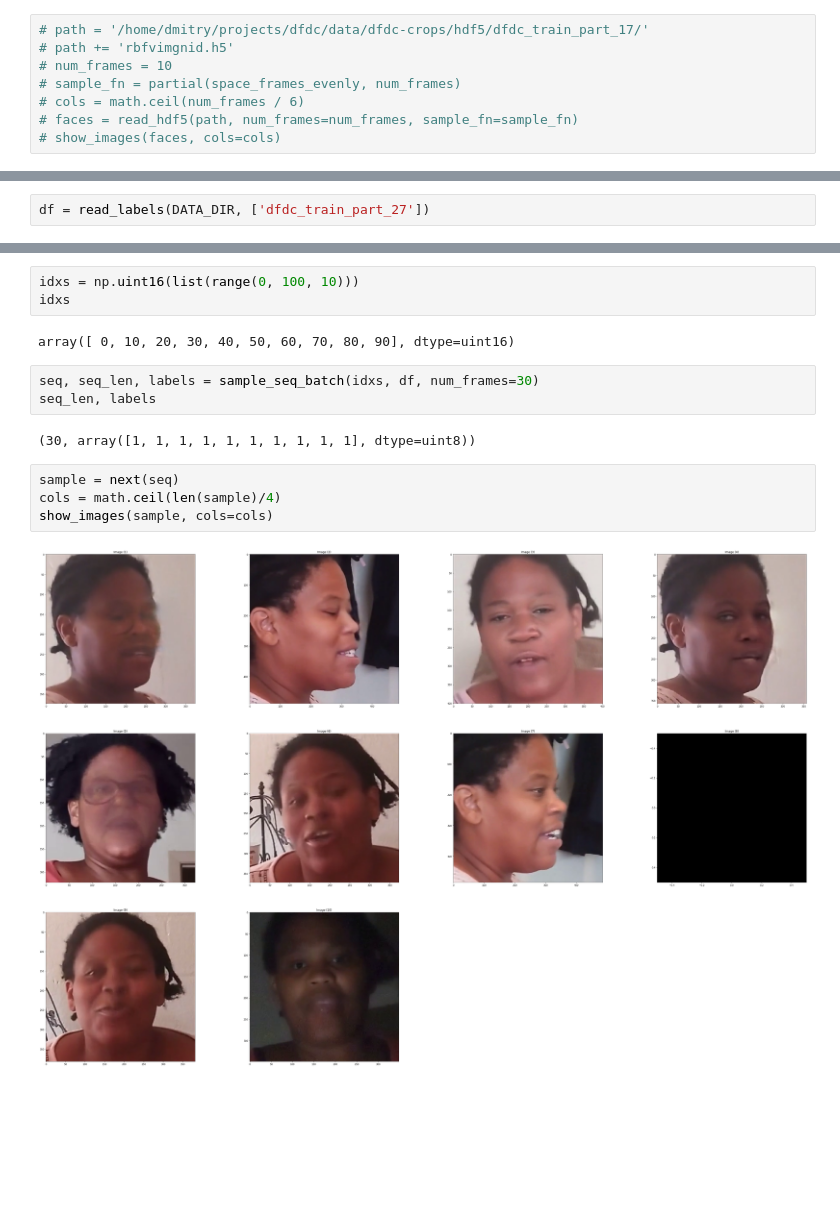
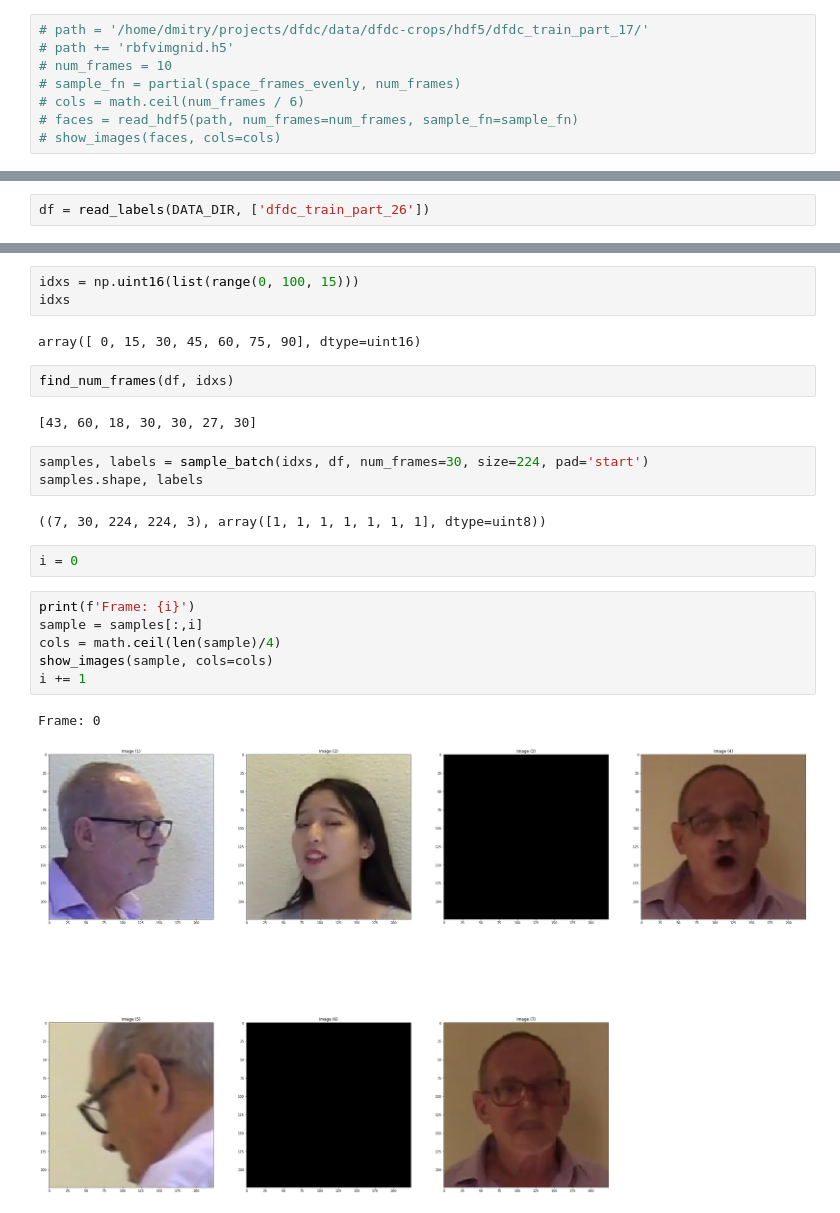
Before and after one commit to dmitry-vorobiev/kaggle-deepfake-detection-challenge, a Jupyter notebook: notebooks/sampling.ipynb, the cells around one changed output, grey strips where cells are left out. Saved outputs shown, nothing was run; the diff lists cells and outputs as text; blank space fills up the shorter version.

```diff
--- a/notebooks/sampling.ipynb
+++ b/notebooks/sampling.ipynb
@@ -110,2 +156,2 @@ def check_len_hdf5(path):
 # %%
-df = read_labels(DATA_DIR, ['dfdc_train_part_27'])
+df = read_labels(DATA_DIR, ['dfdc_train_part_26'])
@@ -140,16 +158,25 @@ def sample_seq_batch(video_idxs: np.ndarray, df: pd.DataFrame,
 # %%
-idxs = np.uint16(list(range(0, 100, 10)))
+idxs = np.uint16(list(range(0, 100, 15)))
 idxs
 # %% [output]
-array([ 0, 10, 20, 30, 40, 50, 60, 70, 80, 90], dtype=uint16)
+array([ 0, 15, 30, 45, 60, 75, 90], dtype=uint16)
+# %%
+find_num_frames(df, idxs)
+# %% [output]
+[43, 60, 18, 30, 30, 27, 30]
 # %%
-seq, seq_len, labels = sample_seq_batch(idxs, df, num_frames=30)
-seq_len, labels
+samples, labels = sample_batch(idxs, df, num_frames=30, size=224, pad='start')
+samples.shape, labels
 # %% [output]
-(30, array([1, 1, 1, 1, 1, 1, 1, 1, 1, 1], dtype=uint8))
+((7, 30, 224, 224, 3), array([1, 1, 1, 1, 1, 1, 1], dtype=uint8))
+# %%
+i = 0
 # %%
-sample = next(seq)
+print(f'Frame: {i}')
+sample = samples[:,i]
 cols = math.ceil(len(sample)/4)
 show_images(sample, cols=cols)
+i += 1
 # %% [output]
+Frame: 0
-[figure, old version]
+[figure, new version]
```
Also changed, not shown: parts of 5 cells of this notebook.
